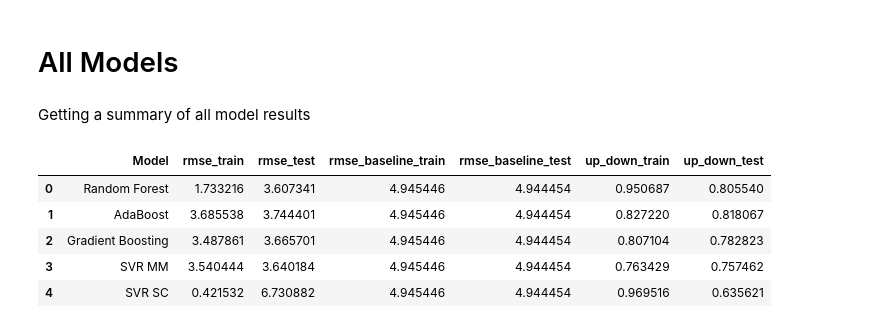
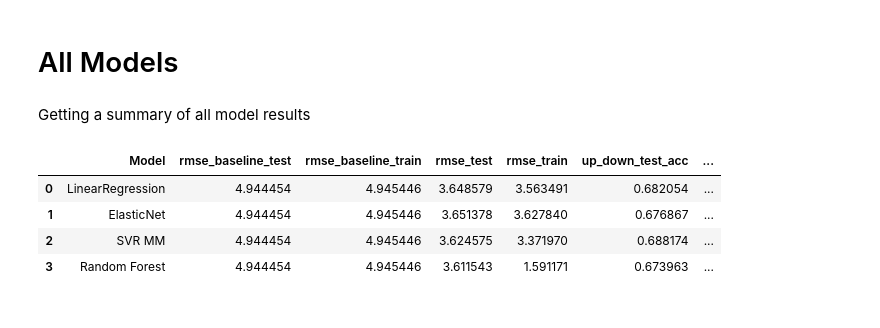
Before and after one commit to pypas/suicities-datasus, a Jupyter notebook: Models/Regression/regression_models.ipynb, the cells around one changed output. Cells and saved outputs as stored; diff of their text form; code cells hidden in the pictures.

```diff
--- a/Models/Regression/regression_models.ipynb
+++ b/Models/Regression/regression_models.ipynb
@@ -889,7 +950,7 @@ pickle.dump(regressor, open(filename, 'wb'))
 # %%
 start = time.time()
 kf = KFold(n_splits = 5, shuffle = True, random_state = 42)
-scores = pd.DataFrame({"rmse_train": [], "rmse_test": [], "rmse_baseline_train": [], "rmse_baseline_test": [], "up_down_train": [], "up_down_test": []})
+scores = pd.DataFrame()
 count = 1
 
 for train_index, test_index in kf.split(X):
@@ -905,10 +966,11 @@ for train_index, test_index in kf.split(X):
     mm_x = MinMaxScaler()
     mm_y = MinMaxScaler()
     mm_x.fit(X_train)
-#     yy
+
     y_reshape = y_train.values.reshape(-1, 1)
     y_df = y_train.to_frame()
     mm_y.fit(y_reshape)
+
     X_train_transf = pd.DataFrame(mm_x.transform(X_train), index=X_train.index, columns=X_train.columns)
     X_test_transf = pd.DataFrame(mm_x.transform(X_test), index=X_test.index, columns=X_test.columns)
     y_train_transf = pd.DataFrame(mm_y.transform(y_reshape), index=y_df.index, columns=y_df.columns)
@@ -1131,26 +1171,21 @@ pickle.dump(regressor, open(filename, 'wb'))
 # All Models
 # %% [markdown]
 Getting a summary of all model results
-# %%
-df_result = pd.DataFrame({"Model": [], 'rmse_train': [], 'rmse_test':[], "rmse_baseline_train": [],
-                          "rmse_baseline_test": [], "up_down_train": [], "up_down_test": []})
-
-for model,scores in all_models_scores.items():
-    df_result = df_result.append({"Model": model,
-                                 "rmse_train": scores["rmse_train"].mean(),
-                                 "rmse_test": scores["rmse_test"].mean(),
-                                 "rmse_baseline_train": scores["rmse_baseline_train"].mean(),
-                                 "rmse_baseline_test": scores["rmse_baseline_test"].mean(),
-                                 "up_down_train": scores["up_down_train"].mean(),
-                                 "up_down_test": scores["up_down_test"].mean()},ignore_index=True)
-df_result
-# %% [output]
-|  | Model | rmse_train | rmse_test | rmse_baseline_train | rmse_baseline_test | up_down_train | up_down_test |
-| 0 | Random Forest | 1.733216 | 3.607341 | 4.945446 | 4.944454 | 0.950687 | 0.805540 |
-| 1 | AdaBoost | 3.685538 | 3.744401 | 4.945446 | 4.944454 | 0.827220 | 0.818067 |
-| 2 | Gradient Boosting | 3.487861 | 3.665701 | 4.945446 | 4.944454 | 0.807104 | 0.782823 |
-| 3 | SVR MM | 3.540444 | 3.640184 | 4.945446 | 4.944454 | 0.763429 | 0.757462 |
-| 4 | SVR SC | 0.421532 | 6.730882 | 4.945446 | 4.944454 | 0.969516 | 0.635621 |
+# %%
+df_result = pd.DataFrame()
+
+for model,scores in all_models_scores.items():
+    df_model = scores.mean().to_frame().transpose()
+    df_model.insert(0, 'Model', model)
+    df_result = df_result.append(df_model, ignore_index=True)
+
+display(df_result)
+# %% [output]
+|  | Model | rmse_baseline_test | rmse_baseline_train | rmse_test | rmse_train | up_down_test_acc | ... |
+| 0 | LinearRegression | 4.944454 | 4.945446 | 3.648579 | 3.563491 | 0.682054 | ... |
+| 1 | ElasticNet | 4.944454 | 4.945446 | 3.651378 | 3.627840 | 0.676867 | ... |
+| 2 | SVR MM | 4.944454 | 4.945446 | 3.624575 | 3.371970 | 0.688174 | ... |
+| 3 | Random Forest | 4.944454 | 4.945446 | 3.611543 | 1.591171 | 0.673963 | ... |
 # %% [markdown]
 <!-- ## AdaBoost -->
 # %%
```
Also changed, not shown: parts of 24 cells of this notebook, 16 other files.
